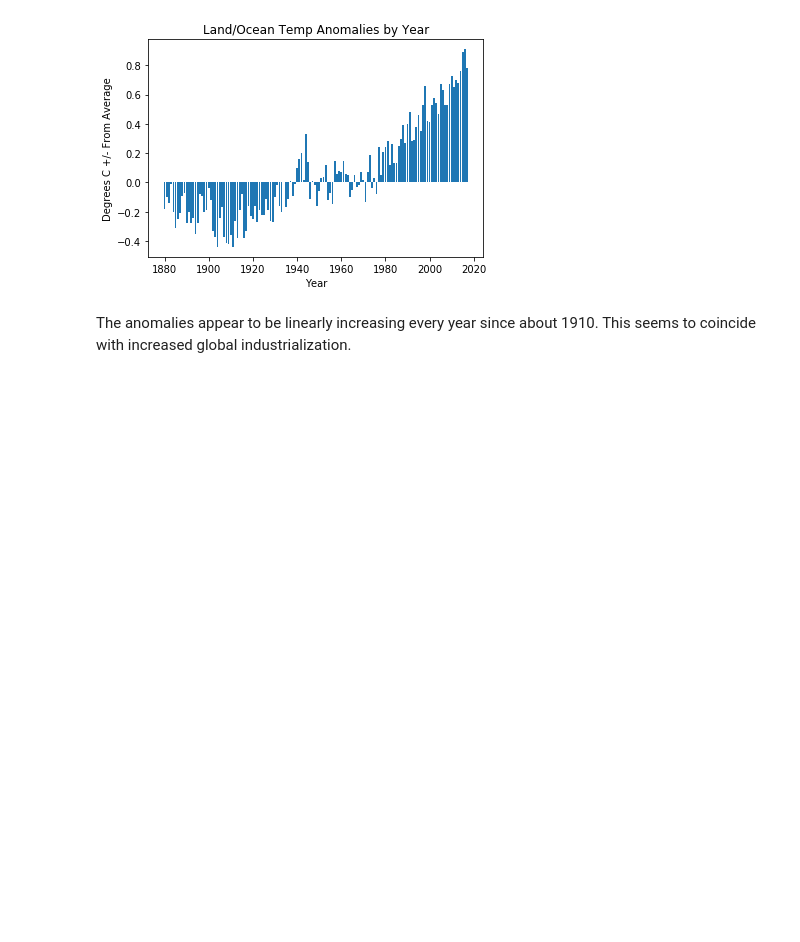
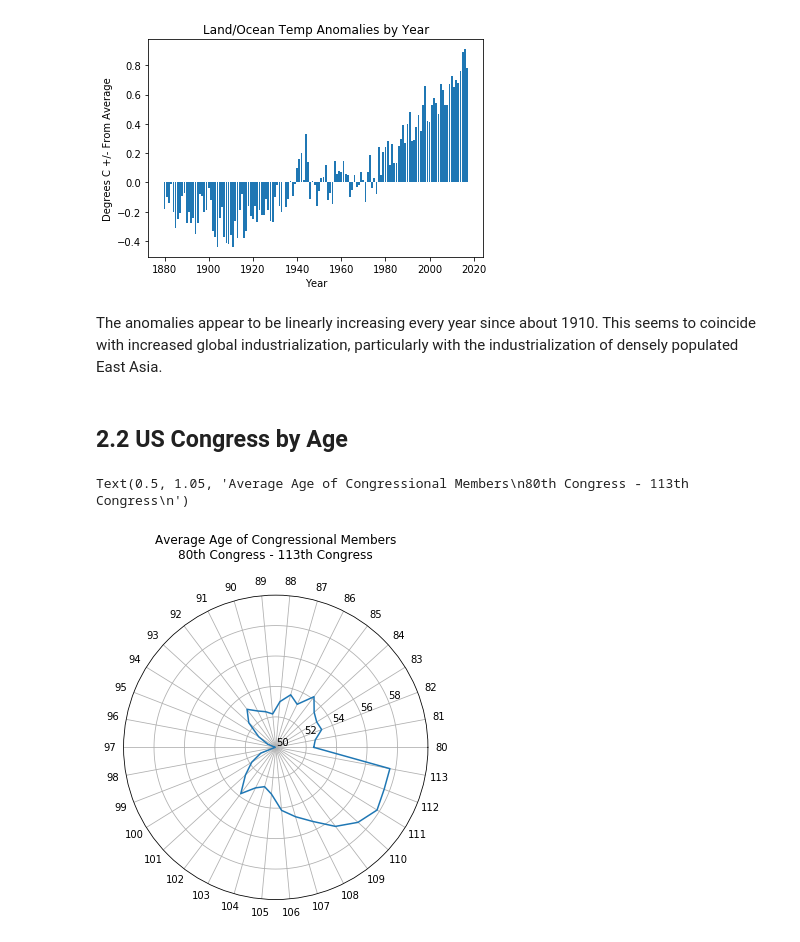
Before and after one commit to LionheartX08/CS5635, a Jupyter notebook: Assignment 1/Assignment 1.ipynb, the cells around one changed output. Drawn from its saved outputs; the diff is of its cells as text; code cells hidden in the pictures; blank space fills up the shorter version.

```diff
--- a/Assignment 1/Assignment 1.ipynb
+++ b/Assignment 1/Assignment 1.ipynb
@@ -4,2 +9,9 @@ import matplotlib.pyplot as plt
 np.random.seed(666)
+# %%
+congress_path = 'data/congress-terms.csv'
+noaa_path = 'data/NOAA-Temperatures.csv'
+birth_path = 'data/us birth data set.csv'
+tarantino_path = 'data/tarantino.csv'
+drug_path = 'data/drug-use-by-age.csv'
+hate_path = 'data/hate_crimes.csv'
 # %% [markdown]
@@ -63,4 +78,4 @@ plt.xlabel('Year')
 Text(0.5, 0, 'Year')
 [figure]
 # %% [markdown]
-The anomalies appear to be linearly increasing every year since about 1910.  This seems to coincide with increased global industrialization.
+The anomalies appear to be linearly increasing every year since about 1910.  This seems to coincide with increased global industrialization, particularly with the industrialization of densely populated East Asia.
@@ -68,0 +82,41 @@ The anomalies appear to be linearly increasing every year since about 1910.  Thi
+# %% [markdown]
+## 2.2 US Congress by Age
+# %%
+# 2. Download the member of Congress by Age data set: https://git.io/Jt45w2 Create a Star Plot of the data and create a Parallel Coordinates Plot of the data. Describe the trends in the data.
+
+#congress_dat = np.genfromtxt(fname='congress-terms.csv',skip_header=1,delimiter=',')
+congress_dat = np.genfromtxt(fname=congress_path,skip_header=1,delimiter=',')
+
+#Polar Plot/Star Plot
+#find average age of each congress
+congresses = np.unique(congress_dat[:,0])
+#print(f"The number of unique Congresses is {len(congresses)}")
+categories = []
+for c in range(len(congresses)):
+    categories.append(str(int(congresses[c])))
+avg_ages = []
+age_dat = np.select((congress_dat[:,0]==congresses[0]),congress_dat)
+for x in congresses:
+    total_age = 0
+    count = 0
+    for row in range(congress_dat.shape[0]):
+        if (congress_dat[row,0]==x):
+            count = count + 1
+            total_age = total_age + congress_dat[row,-1]
+    avg_ages.append(total_age/count)
+
+N = len(avg_ages)
+avg_ages += avg_ages[:1] #close the circle
+angles = [n/float(N) * 2 * pi for n in range(N)]
+angles += angles[:1] #close the circles
+
+fig = plt.figure(figsize=(12,8))
+ax = plt.subplot(121, polar='True')
+plt.polar(angles, avg_ages)
+plt.xticks(angles[:-1], categories)
+plt.yticks([50, 52, 54, 56, 58])
+plt.ylim(50,60)
+plt.title('Average Age of Congressional Members\n80th Congress - 113th Congress\n')
+# %% [output]
+Text(0.5, 1.05, 'Average Age of Congressional Members\n80th Congress - 113th Congress\n')
+[figure, added]
```
Also changed, not shown: parts of 21 cells of this notebook, 8 other files.
